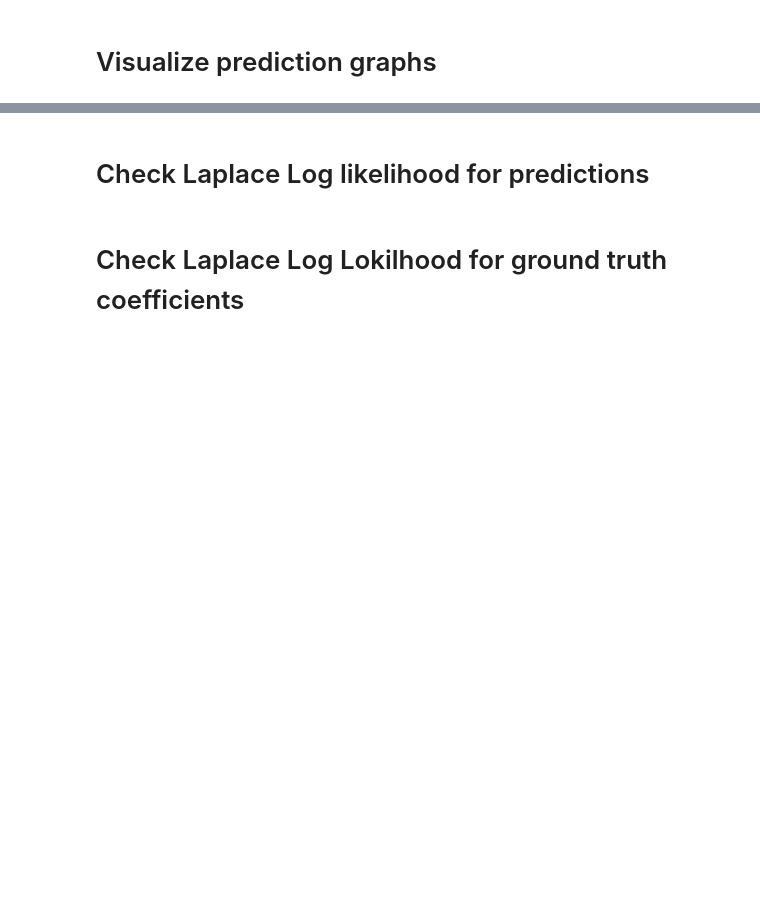
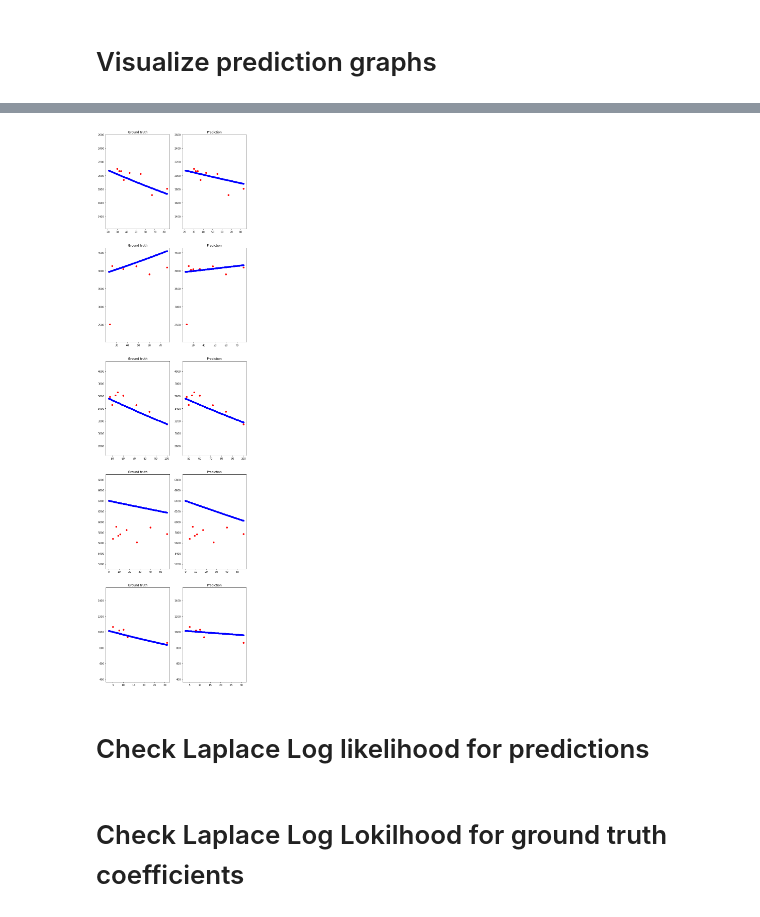
Before and after one commit to omerhac/osic-fibrosis, a Jupyter notebook: exponent_functions_eda.ipynb, the cells around one changed output, grey strips where cells are left out. Cells and saved outputs as stored; diff of their text form; code cells hidden in the pictures; blank space fills up the shorter version.

```diff
--- a/exponent_functions_eda.ipynb
+++ b/exponent_functions_eda.ipynb
@@ -40,16 +40,21 @@ for id in exp_dict:
 exp_gen = predict.exponent_generator(IMAGES_GCS_PATH + '/train')
 
 # init plot
-ax, fig = plt.subplots(5, 2, figsize=(10, 40))
+fig, ax = plt.subplots(5, 2, figsize=(10, 40))
 
 # visualize prediction vs ground truth graphs
-for i, (id, exp_func) in exp_gen:
+for i, (id, exp_func) in enumerate(exp_gen):
   gt_func = func_dict[id]  # get ground truth function
 
   # plot ground truth
-  visualize.plot_patient_exp(id, exp_function=gt_func, ax=ax[i//2, 0])
-  ax[i//2, 0].set_title("Ground truth")
+  visualize.plot_patient_exp(id, exp_function=gt_func, ax=ax[i, 0])
+  ax[i, 0].set_title("Ground truth")
 
   # plot prediction
-  visualize.plot_patient_exp(id, exp_function=exp_func, ax=ax[i//2, 1])
-  ax[i//2, 1].set_title("Prediction")
+  visualize.plot_patient_exp(id, exp_function=exp_func, ax=ax[i, 1])
+  ax[i, 1].set_title("Prediction")
+
+  # stopping rule
+  if i == 4:
+    break
+# %% [output]
@@ -56,3 +67,4 @@ for i, (id, exp_func) in exp_gen:
+[figure, added]
 # %% [markdown]
 # Check Laplace Log likelihood for predictions
 # %%
```
Also changed, not shown: parts of 14 cells of this notebook.
